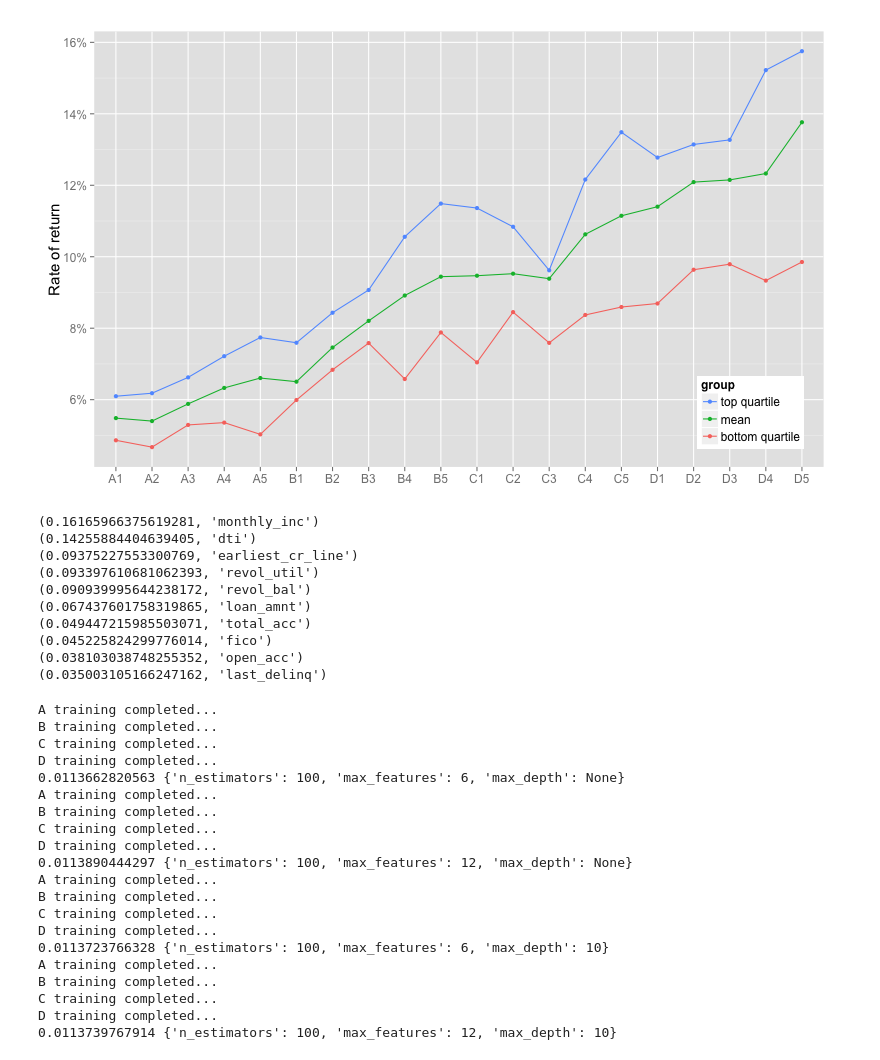
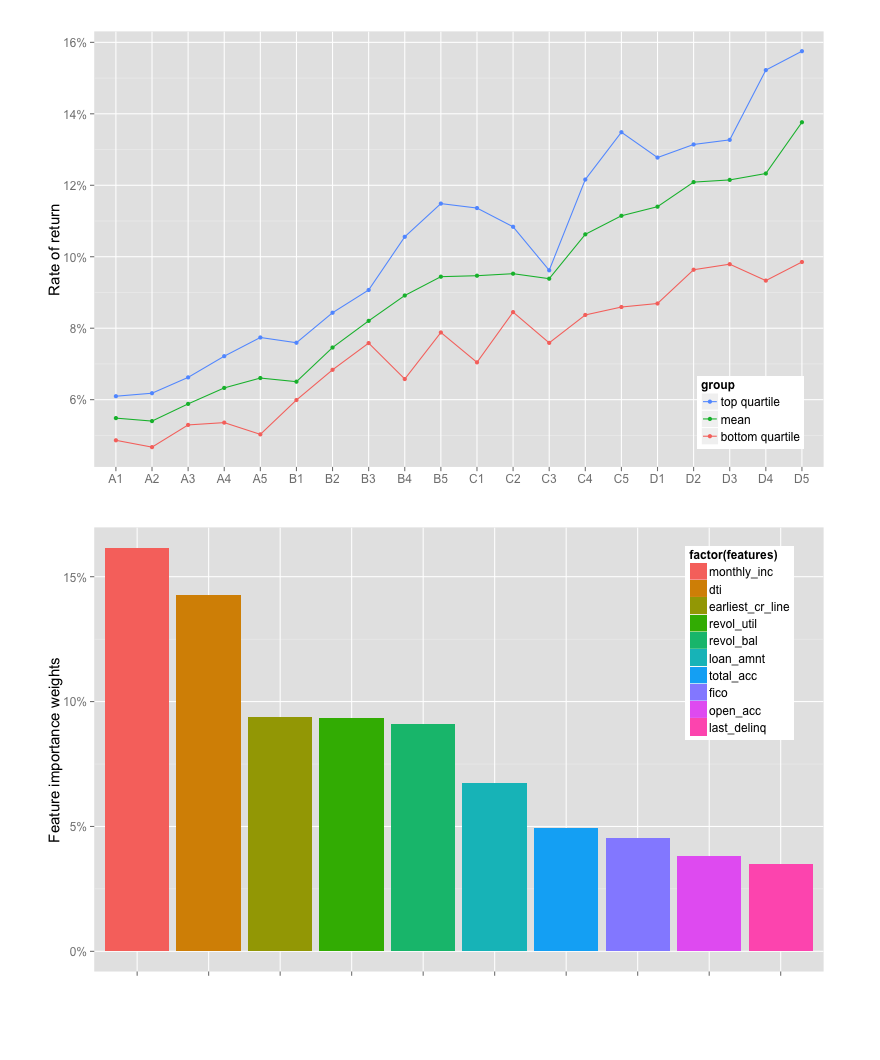
Before and after one commit to savarin/rateflask, a Jupyter notebook: notebooks/charts.ipynb, the cells around one changed output. Saved outputs shown, nothing was run; the diff lists cells and outputs as text; code cells hidden in the pictures; blank space fills up the shorter version.

```diff
--- a/notebooks/charts.ipynb
+++ b/notebooks/charts.ipynb
@@ -219,17 +223,13 @@ feature_importance = np.zeros(36,)
 for grade in ['A', 'B', 'C', 'D']:
     for submodel in model.model_dict[grade]:
         feature_importance += submodel.feature_importances_
+
+weights = []
+features = []
+for item in sorted(zip(feature_importance/144, model.features), reverse=True)[:10]:
+    weights.append(item[0])
+    features.append(item[1])
+
+df_weights = pd.DataFrame({'weights':weights, 'features':features})
+
+%Rpush df_weights
-# %%
-for item in sorted(zip(feature_importance/144, model.features), reverse=True)[:10]:
-    print item
-# %% [output]
-(0.16165966375619281, 'monthly_inc')
-(0.14255884404639405, 'dti')
-(0.09375227553300769, 'earliest_cr_line')
-(0.093397610681062393, 'revol_util')
-(0.090939995644238172, 'revol_bal')
-(0.067437601758319865, 'loan_amnt')
-(0.049447215985503071, 'total_acc')
-(0.045225824299776014, 'fico')
-(0.038103038748255352, 'open_acc')
-(0.035003105166247162, 'last_delinq')
@@ -249,30 +236,10 @@ parameter_grids = [{'n_estimators':100, 'max_features':6, 'max_depth':None},
-# %%
-for i, parameter_grid in enumerate(parameter_grids):
-    model = StatusModel(model=RandomForestRegressor,
-                        parameters=parameter_grid)
-
-    model.train_model(df)
-    IRR_predict_search = model.expected_IRR(df_expected, actual_rate=False, rate_dict=int_rate_dict)
-
-    print np.sum((np.array(IRR_predict_search) - np.array(IRR_true)) ** 2) / len(IRR_true), parameter_grid
-# %% [output]
-A training completed...
-B training completed...
-C training completed...
-D training completed...
-0.0113662820563 {'n_estimators': 100, 'max_features': 6, 'max_depth': None}
-A training completed...
-B training completed...
-C training completed...
-D training completed...
-0.0113890444297 {'n_estimators': 100, 'max_features': 12, 'max_depth': None}
-A training completed...
-B training completed...
-C training completed...
-D training completed...
-0.0113723766328 {'n_estimators': 100, 'max_features': 6, 'max_depth': 10}
-A training completed...
-B training completed...
-C training completed...
-D training completed...
-0.0113739767914 {'n_estimators': 100, 'max_features': 12, 'max_depth': 10}
+# %%
+%%R -w 800
+
+df_weights$features = factor(df_weights$features, levels = df_weights$features[rev(order(df_weights$weights))])
+
+ggplot(df_weights, aes(x = factor(features), y = weights, fill=factor(features))) + geom_bar(stat = "identity") +
+scale_y_continuous("Feature importance weights", labels=percent) +
+theme(text = element_text(size=15), axis.title.x = element_blank(), legend.position=c(0.885, 0.74), axis.text.x=element_blank())
+# %% [output]
+[figure, added]
```
Also changed, not shown: parts of 21 cells of this notebook, 6 other files.
